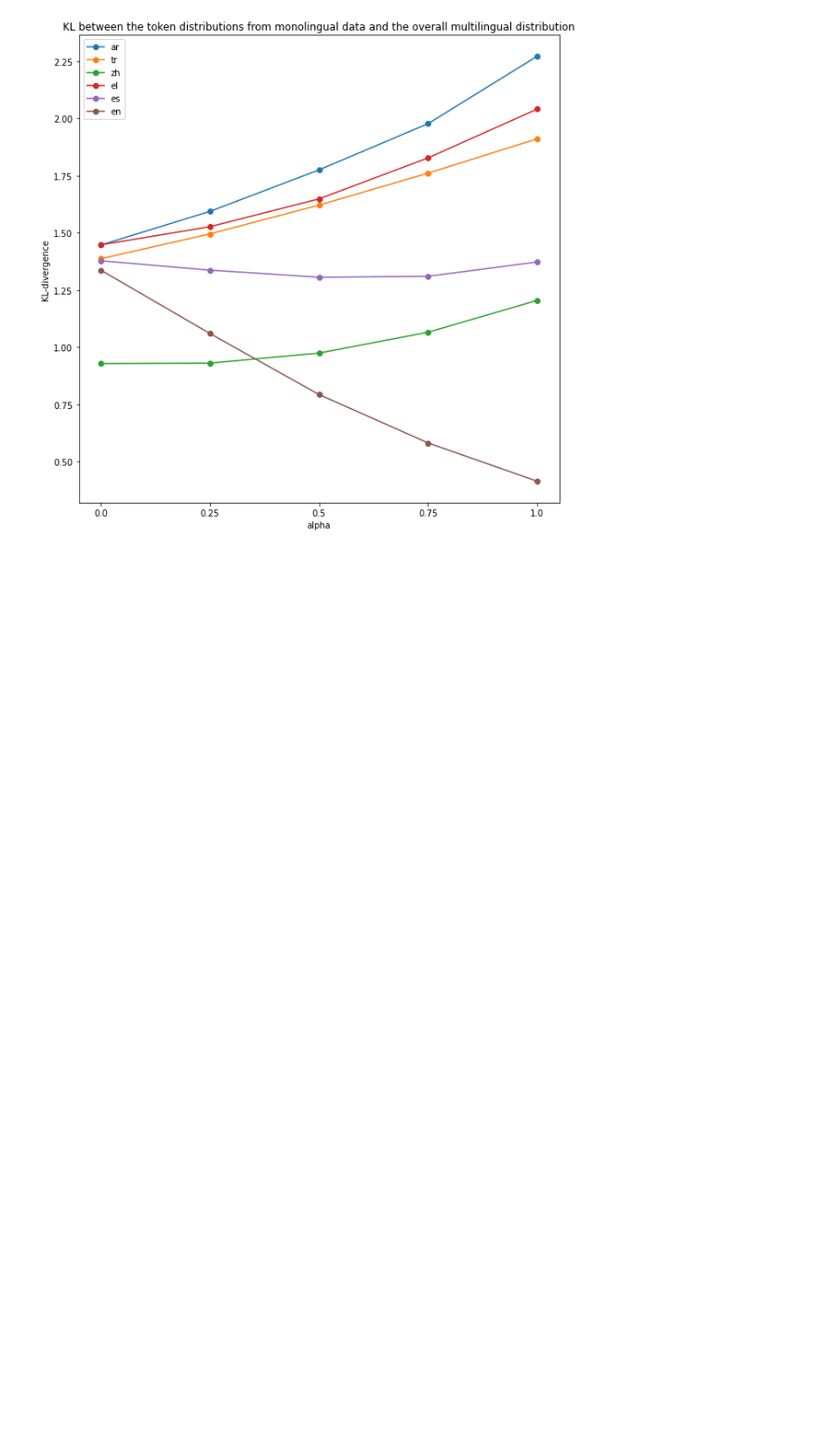
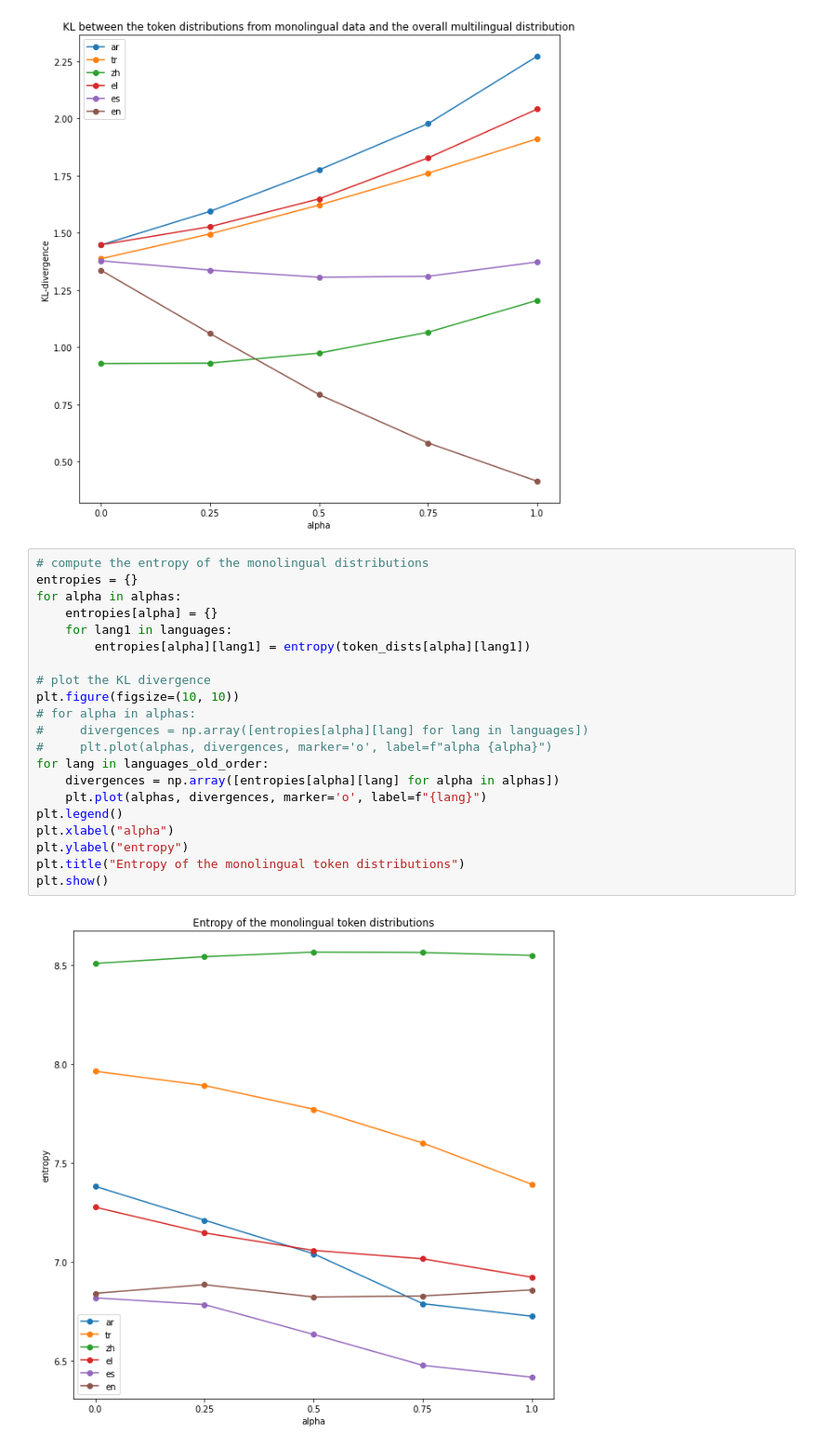
Before and after one commit to tomlimi/entangled_in_scripts, a Jupyter notebook: src/notebooks/1e_multilingual_tokenizer_properties.ipynb, the cells around one changed output. Shown: that part at 93% size. Saved outputs shown, nothing was run; the diff lists cells and outputs as text; blank space fills up the shorter version.

Commit message:
add the monolingual entropies

```diff
--- a/src/notebooks/1e_multilingual_tokenizer_properties.ipynb
+++ b/src/notebooks/1e_multilingual_tokenizer_properties.ipynb
@@ -160,3 +160,26 @@ plt.title("KL between the token distributions from monolingual data and the over
 plt.show()
 # %% [output]
 [figure]
+# %%
+# compute the entropy of the monolingual distributions
+entropies = {}
+for alpha in alphas:
+    entropies[alpha] = {}
+    for lang1 in languages:
+        entropies[alpha][lang1] = entropy(token_dists[alpha][lang1])
+
+# plot the KL divergence
+plt.figure(figsize=(10, 10))
+# for alpha in alphas:
+#     divergences = np.array([entropies[alpha][lang] for lang in languages])
+#     plt.plot(alphas, divergences, marker='o', label=f"alpha {alpha}")
+for lang in languages_old_order:
+    divergences = np.array([entropies[alpha][lang] for alpha in alphas])
+    plt.plot(alphas, divergences, marker='o', label=f"{lang}")
+plt.legend()
+plt.xlabel("alpha")
+plt.ylabel("entropy")
+plt.title("Entropy of the monolingual token distributions")
+plt.show()
+# %% [output]
+[figure, added]
```
